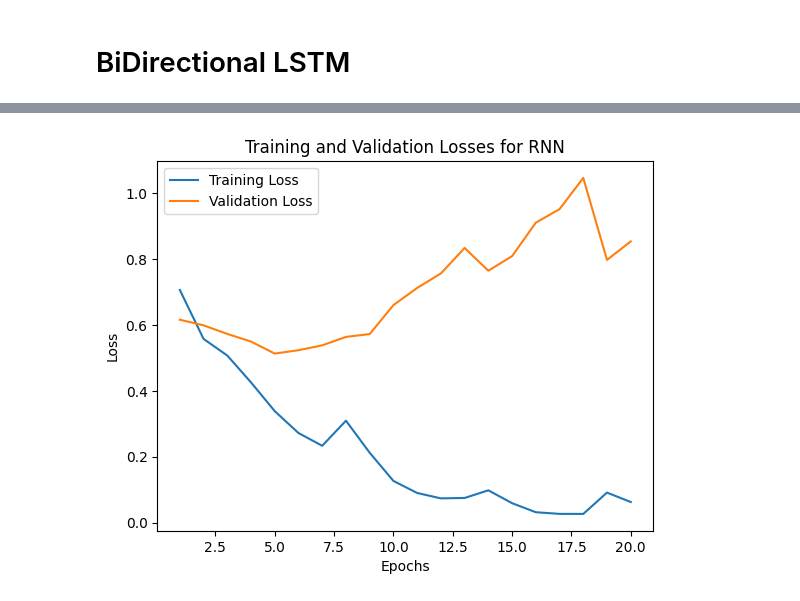
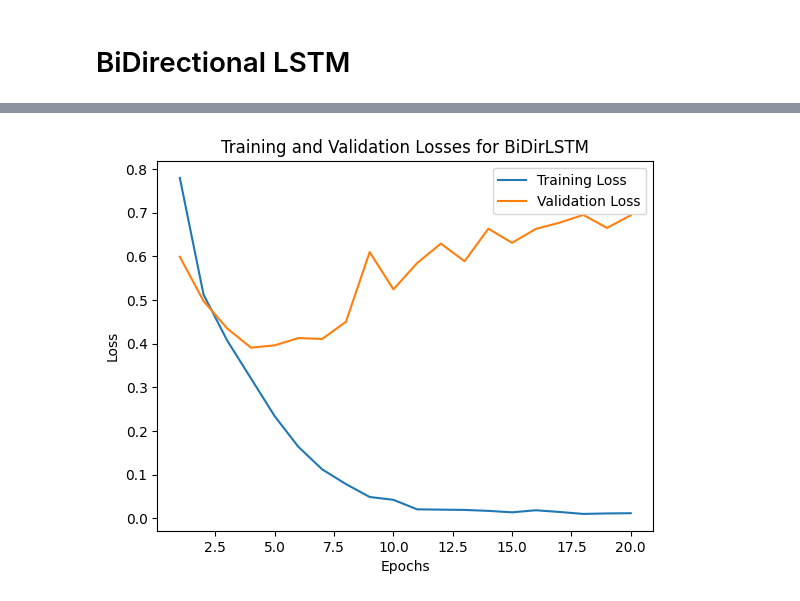
Before and after one commit to Rafkat/NaturalLanguageProcessingTasks, a Jupyter notebook: text_classification/text_classification.ipynb, the cells around one changed output, grey strips where cells are left out. Cells and saved outputs as stored; diff of their text form; code cells hidden in the pictures.

Commit message:
added lstm

```diff
--- a/text_classification/text_classification.ipynb
+++ b/text_classification/text_classification.ipynb
@@ -321,6 +335,6 @@ modes = 'sum'
 
 model = LSTM(output_size_, embedding_dim_, hidden_dim_, n_layers_, vocab_size, modes).to(device)
 # %%
-lstm_optimizer = optim.Adam(model.parameters(), lr=1e-3)
+lstm_optimizer = optim.Adam(model.parameters(), lr=1e-4)
 criterion = nn.CrossEntropyLoss()
 # %%
@@ -334,4 +362,4 @@ KeyboardInterrupt:
 # %%
-plot_losses('LSTM', lstm_train_losses, lstm_val_losses, epochs)
+plot_losses('BiDirLSTM', lstm_train_losses, lstm_val_losses, epochs)
 # %% [output]
-[figure, old version]
+[figure, new version]
```
Also changed, not shown: parts of 6 cells of this notebook, 1 other file.
